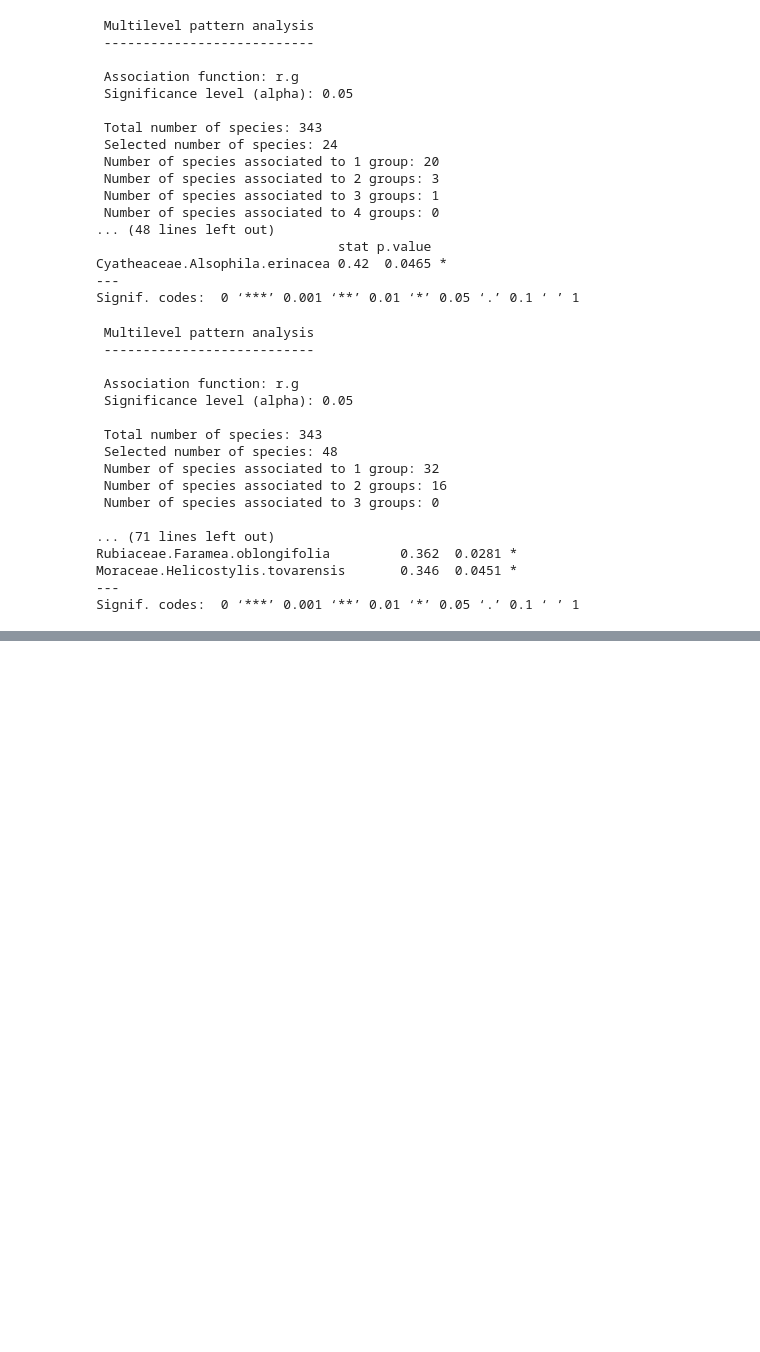
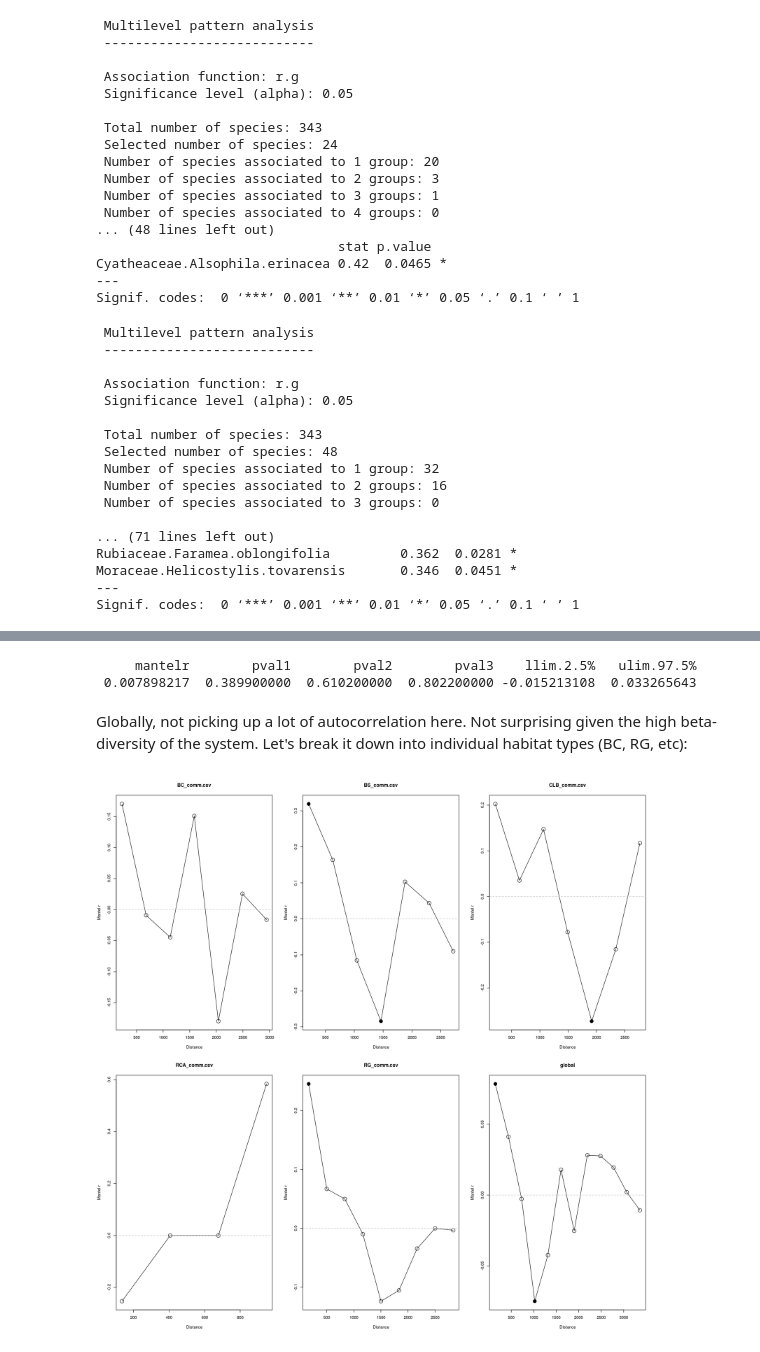
Before and after one commit to danchurch/losCedrosTrees, a Jupyter notebook: anaData/MariscalDataExploration.ipynb, the cells around one changed output, grey strips where cells are left out. Cells and saved outputs as stored; diff of their text form; code cells hidden in the pictures; blank space fills up the shorter version.

```diff
--- a/anaData/MariscalDataExploration.ipynb
+++ b/anaData/MariscalDataExploration.ipynb
@@ -646,0 +682,39 @@ Signif. codes:  0 ‘***’ 0.001 ‘**’ 0.01 ‘*’ 0.05 ‘.’ 0.1 ‘ ’
+# %%
+global_mant_test
+# %% [output]
+     mantelr        pval1        pval2        pval3    llim.2.5%   ulim.97.5%
+ 0.007898217  0.389900000  0.610200000  0.802200000 -0.015213108  0.033265643
+# %% [markdown]
+Globally, not picking up a lot of autocorrelation here. Not surprising given the high beta-diversity of the system. Let's break it down into individual habitat types (BC, RG, etc):
+# %%
+getDists <- function(comfile, physfile='subParcelSpatial.csv'){
+    comM <- read.csv(comfile, row.names=1)
+    comM <- comM[order(as.numeric((rownames(comM)))),]
+    spM <- read.csv(physfile, row.names='PsubP')[,-1]
+    spM <- spM[rownames(spM)%in%rownames(comM),]
+    spM <- spM[order(as.numeric((rownames(comM)))),]
+    if(all(rownames(spM) == rownames(comM))){
+        physdist <- vegdist(spM, method='euclidean')
+        braydist <- vegdist(comM, method='bray')
+        return(list(braydist, physdist))
+        }
+    else{print("something doesn't fit right")}
+    }
+# %%
+options(repr.plot.width=15, repr.plot.height=15)
+comms <- c('BC_comm.csv', 'BS_comm.csv', 'CLB_comm.csv', 'RCA_comm.csv', 'RG_comm.csv')
+## start df
+all_mant_test  <- global_mant_test
+## test individually
+par(mfrow=c(2,3))
+for (i in 1:length(comms)){
+    dists.i <- getDists(comms[i])
+    cgram.i <- mgram(dists.i[[1]], dists.i[[2]]) ## correlogram object
+    plot(cgram.i, main = comms[i] )
+    mant_test.i <- mantel(dists.i[[1]] ~ dists.i[[2]], nperm = 10000) ## overall test
+    all_mant_test <- rbind(mant_test.i, all_mant_test)
+}
+plot(cgram, main = "global" )
+rownames(all_mant_test) <- c(comms, 'global')
+# %% [output]
+[figure, added]
```
Also changed, not shown: parts of 3 cells of this notebook, 2 other files.
